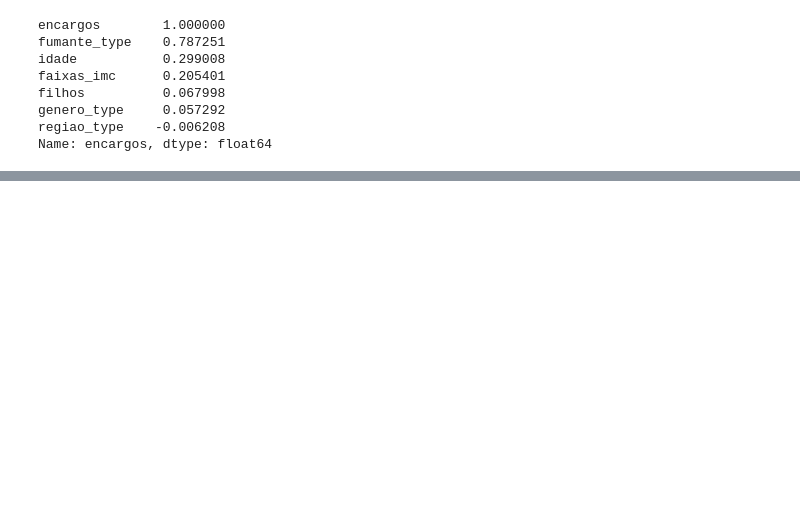
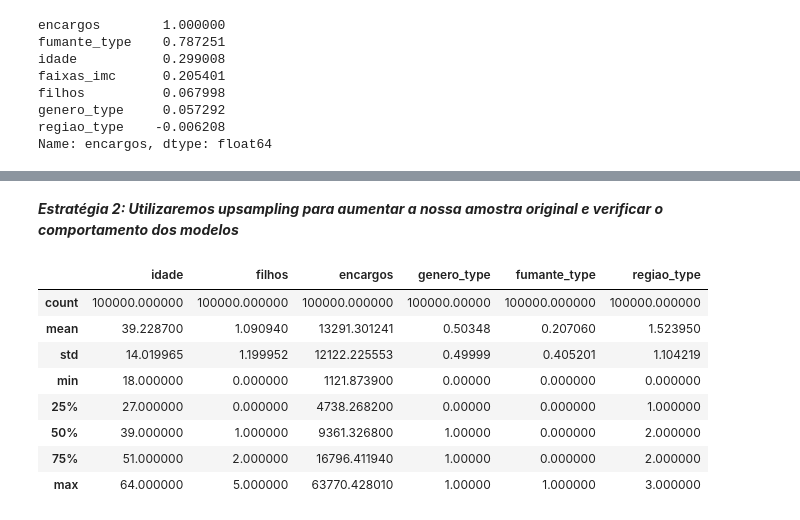
Before and after one commit to leomiyagi/tech-challenge-fase-1, a Jupyter notebook: previsao-custos-medicos.ipynb, the cells around one changed output, grey strips where cells are left out. Cells and saved outputs as stored; diff of their text form; code cells hidden in the pictures; blank space fills up the shorter version.

```diff
--- a/previsao-custos-medicos.ipynb
+++ b/previsao-custos-medicos.ipynb
@@ -53,9 +85,18 @@ array([[<Axes: title={'center': 'idade'}>,
 # %%
-import numpy as np
 np.random.seed(42)
 
-dataset["faixas_imc"] = pd.cut(dataset["imc"],
+def preprocess_dataset(dataset):
+
+    dataset["faixas_imc"] = pd.cut(dataset["imc"],
                                bins=[0, 18.5, 24.9, 29.9, 34.9, 39.9, np.inf],
                                labels=[1, 2, 3, 4, 5, 6])
 
-dataset["faixas_imc"].value_counts()
+    label_encoder = LabelEncoder()
+
+    dataset['genero_type'] = label_encoder.fit_transform(dataset['gênero'])
+    dataset['fumante_type'] = label_encoder.fit_transform(dataset['fumante'])
+    dataset['regiao_type'] = label_encoder.fit_transform(dataset['região'])
+
+    dataset_tratado = dataset.drop(columns = [ "imc", "fumante", "região", "gênero"]).copy()
+
+    return dataset_tratado
@@ -348,0 +325,18 @@ O MAPE é: 11.11%
+# %% [markdown]
+***Estratégia 2: Utilizaremos upsampling para aumentar a nossa amostra original e verificar o comportamento dos modelos***
+# %%
+upsample_dataset = dataset.sample(n=100000, replace=True, random_state=42, ignore_index=True)
+
+upsample_dataset_tratado = preprocess_dataset(upsample_dataset)
+
+upsample_dataset_tratado.describe()
+# %% [output]
+|  | idade | filhos | encargos | genero_type | fumante_type | regiao_type |
+| count | 100000.000000 | 100000.000000 | 100000.000000 | 100000.00000 | 100000.000000 | 100000.000000 |
+| mean | 39.228700 | 1.090940 | 13291.301241 | 0.50348 | 0.207060 | 1.523950 |
+| std | 14.019965 | 1.199952 | 12122.225553 | 0.49999 | 0.405201 | 1.104219 |
+| min | 18.000000 | 0.000000 | 1121.873900 | 0.00000 | 0.000000 | 0.000000 |
+| 25% | 27.000000 | 0.000000 | 4738.268200 | 0.00000 | 0.000000 | 1.000000 |
+| 50% | 39.000000 | 1.000000 | 9361.326800 | 1.00000 | 0.000000 | 2.000000 |
+| 75% | 51.000000 | 2.000000 | 16796.411940 | 1.00000 | 0.000000 | 2.000000 |
+| max | 64.000000 | 5.000000 | 63770.428010 | 1.00000 | 1.000000 | 3.000000 |
```
Also changed, not shown: parts of 60 cells of this notebook.
